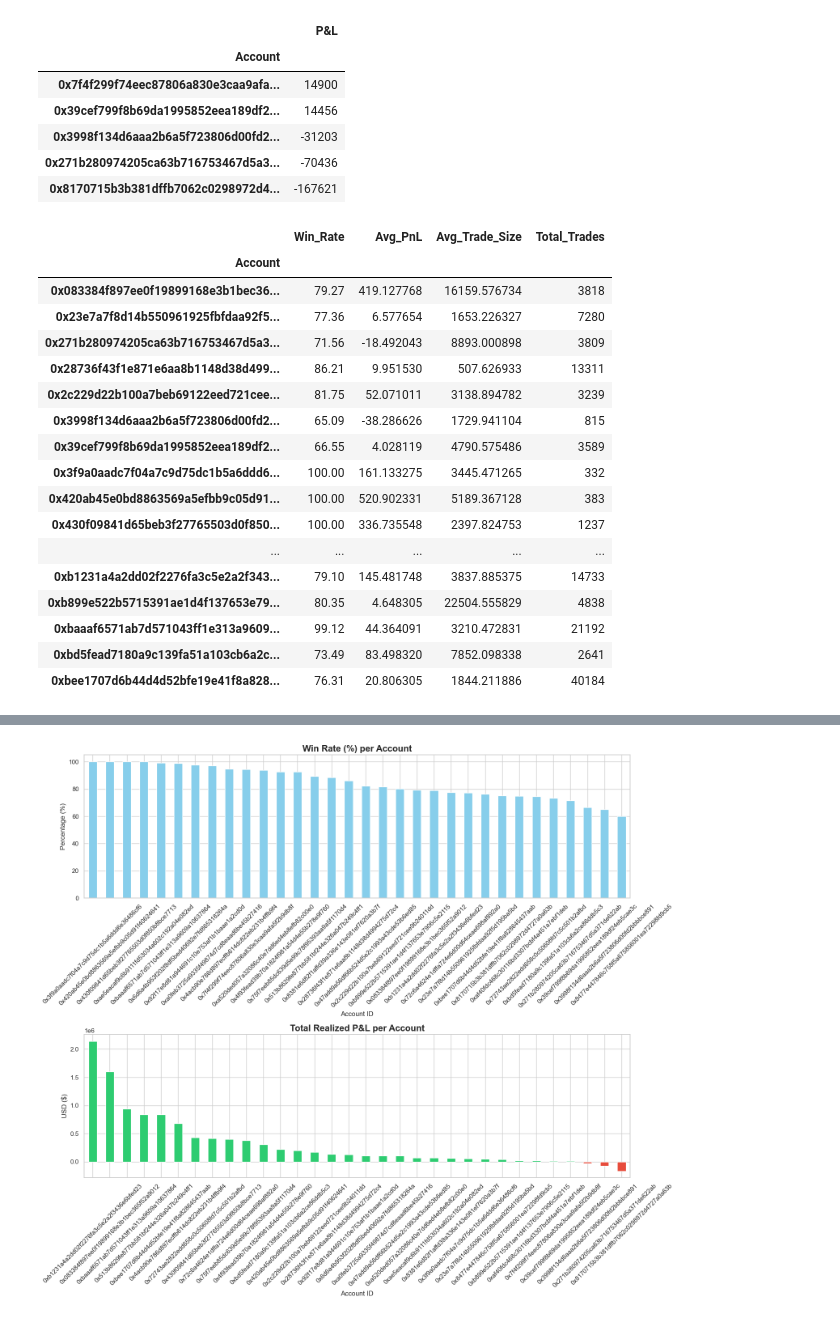
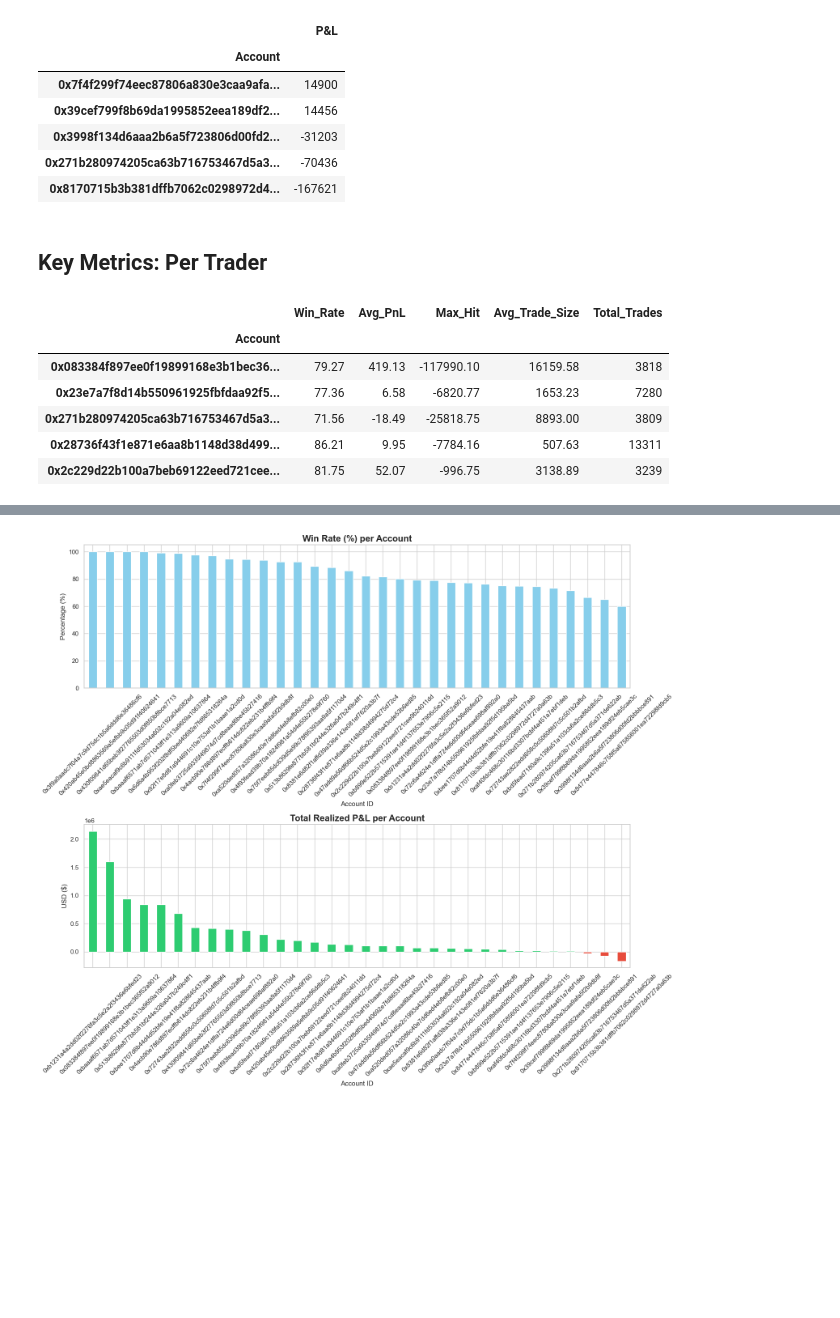
Before and after one commit to sainathdora/Trade-Performance, a Jupyter notebook: Untitled.ipynb, the cells around one changed output, grey strips where cells are left out. Cells and saved outputs as stored; diff of their text form; code cells hidden in the pictures; blank space fills up the shorter version.

```diff
--- a/Untitled.ipynb
+++ b/Untitled.ipynb
@@ -351,36 +246,29 @@ rankings_df.tail()
 trader_stats = df.groupby('Account').agg({
     'Closed PnL': [
         ('Win_Rate', lambda x: (x > 0).sum() / (x != 0).sum() if (x != 0).sum() > 0 else 0),
-        ('Avg_PnL', 'mean')
+        ('Avg_PnL', 'mean'),
+        ('Max_Hit', 'min')
     ],
     'Size USD': [('Avg_Trade_Size', 'mean')],
-    'Trade ID': [('Total_Trades', 'count')]
+    'Trade ID': [('Total_Trades', 'count')],
+
 })
 
 # Flatten the multi-index columns
 trader_stats.columns = trader_stats.columns.get_level_values(1)
 trader_stats['Win_Rate'] = (trader_stats['Win_Rate'] * 100).round(2)
+# %% [markdown]
+<h2>Key Metrics: Per Trader</h2>
 # %%
-trader_stats
+trader_stats.head()
 # %% [output]
-|  | Win_Rate | Avg_PnL | Avg_Trade_Size | Total_Trades |
-| Account |  |  |  |  |
-| 0x083384f897ee0f19899168e3b1bec36... | 79.27 | 419.127768 | 16159.576734 | 3818 |
-| 0x23e7a7f8d14b550961925fbfdaa92f5... | 77.36 | 6.577654 | 1653.226327 | 7280 |
-| 0x271b280974205ca63b716753467d5a3... | 71.56 | -18.492043 | 8893.000898 | 3809 |
-| 0x28736f43f1e871e6aa8b1148d38d499... | 86.21 | 9.951530 | 507.626933 | 13311 |
-| 0x2c229d22b100a7beb69122eed721cee... | 81.75 | 52.071011 | 3138.894782 | 3239 |
-| 0x3998f134d6aaa2b6a5f723806d00fd2... | 65.09 | -38.286626 | 1729.941104 | 815 |
-| 0x39cef799f8b69da1995852eea189df2... | 66.55 | 4.028119 | 4790.575486 | 3589 |
-| 0x3f9a0aadc7f04a7c9d75dc1b5a6ddd6... | 100.00 | 161.133275 | 3445.471265 | 332 |
-| 0x420ab45e0bd8863569a5efbb9c05d91... | 100.00 | 520.902331 | 5189.367128 | 383 |
-| 0x430f09841d65beb3f27765503d0f850... | 100.00 | 336.735548 | 2397.824753 | 1237 |
-| ... | ... | ... | ... | ... |
-| 0xb1231a4a2dd02f2276fa3c5e2a2f343... | 79.10 | 145.481748 | 3837.885375 | 14733 |
-| 0xb899e522b5715391ae1d4f137653e79... | 80.35 | 4.648305 | 22504.555829 | 4838 |
-| 0xbaaaf6571ab7d571043ff1e313a9609... | 99.12 | 44.364091 | 3210.472831 | 21192 |
-| 0xbd5fead7180a9c139fa51a103cb6a2c... | 73.49 | 83.498320 | 7852.098338 | 2641 |
-| 0xbee1707d6b44d4d52bfe19e41f8a828... | 76.31 | 20.806305 | 1844.211886 | 40184 |
+|  | Win_Rate | Avg_PnL | Max_Hit | Avg_Trade_Size | Total_Trades |
+| Account |  |  |  |  |  |
+| 0x083384f897ee0f19899168e3b1bec36... | 79.27 | 419.13 | -117990.10 | 16159.58 | 3818 |
+| 0x23e7a7f8d14b550961925fbfdaa92f5... | 77.36 | 6.58 | -6820.77 | 1653.23 | 7280 |
+| 0x271b280974205ca63b716753467d5a3... | 71.56 | -18.49 | -25818.75 | 8893.00 | 3809 |
+| 0x28736f43f1e871e6aa8b1148d38d499... | 86.21 | 9.95 | -7784.16 | 507.63 | 13311 |
+| 0x2c229d22b100a7beb69122eed721cee... | 81.75 | 52.07 | -996.75 | 3138.89 | 3239 |
 # %%
 ls_counts = df.groupby(['Account', 'Side']).size().unstack(fill_value=0)
 
```
Also changed, not shown: parts of 54 cells of this notebook, 2 other files.
